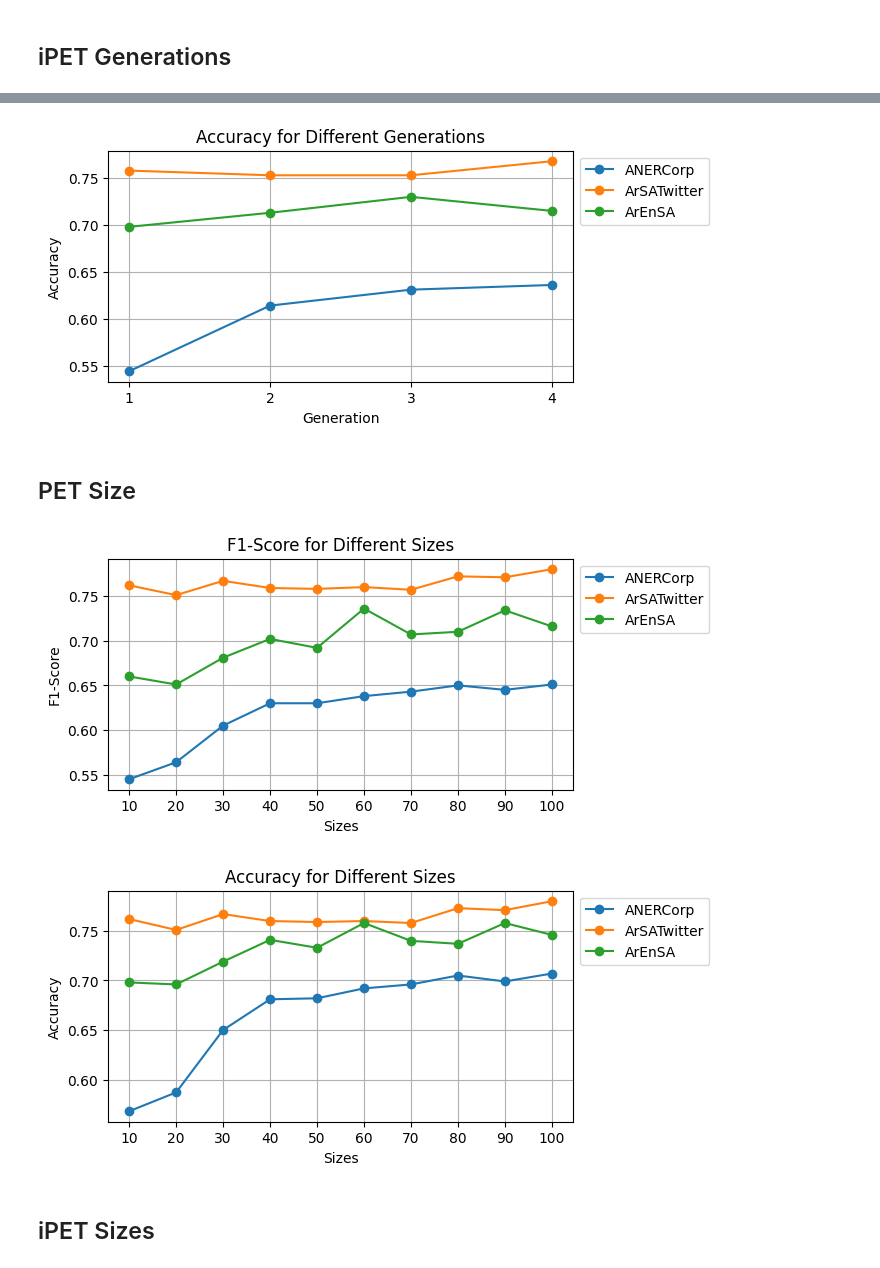
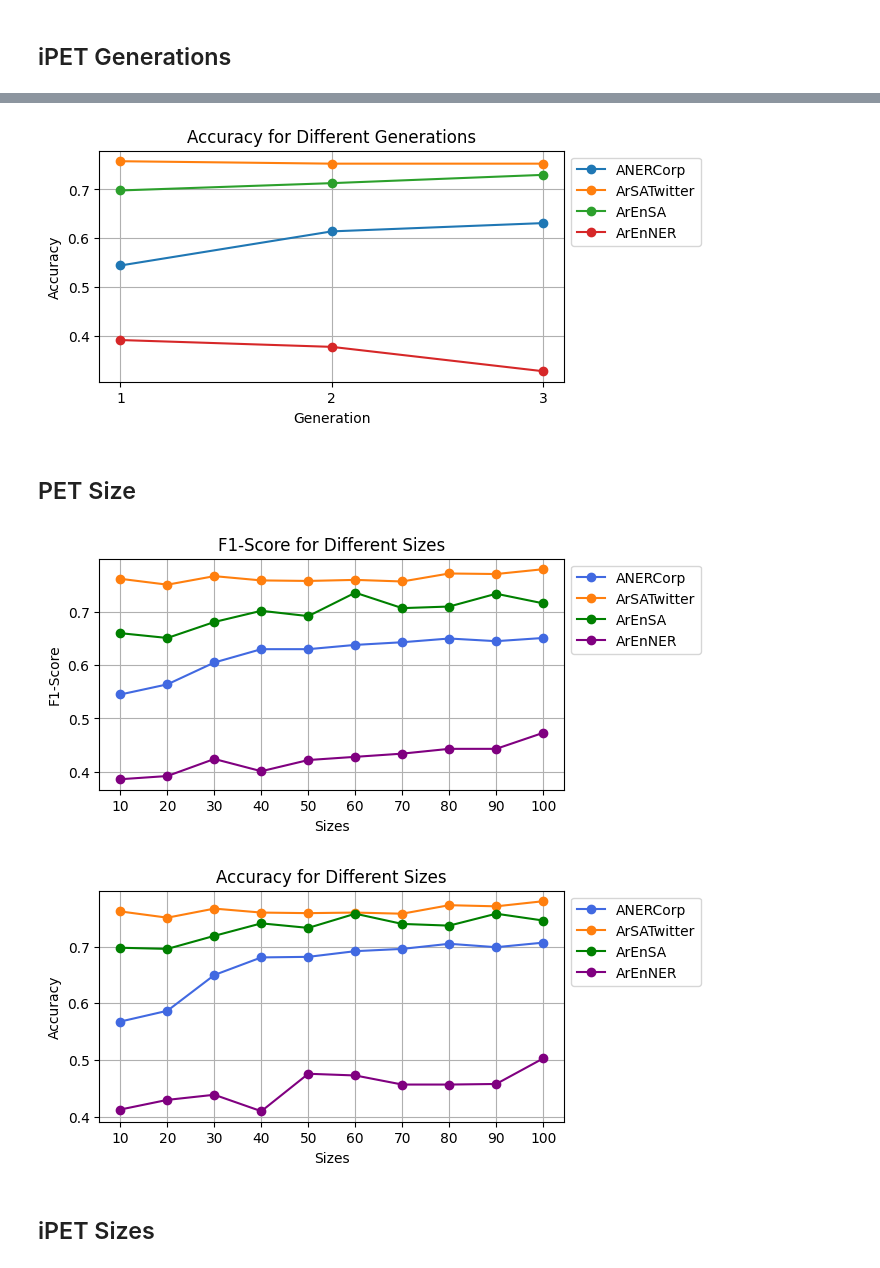
Before and after one commit to moeyad7/Thesis_Data, a Jupyter notebook: thesis-plots.ipynb, the cells around one changed output, grey strips where cells are left out. Cells and saved outputs as stored; diff of their text form; code cells hidden in the pictures.

```diff
--- a/thesis-plots.ipynb
+++ b/thesis-plots.ipynb
@@ -729,9 +831,16 @@ plt.show()
 # %%
-ANERCorp_Acc = [0.544,0.614,0.631,0.636]
-ArSATwitter_Acc = [0.758,0.753,0.753,0.768]
-ArEnSA_Acc = [0.698,0.713,0.730,0.715]
+# ANERCorp_Acc = [0.544,0.614,0.631,0.636]
+# ArSATwitter_Acc = [0.758,0.753,0.753,0.768]
+# ArEnSA_Acc = [0.698,0.713,0.730,0.715]
 
-generations = [1,2,3,4]
+# generations = [1,2,3,4]
+
+ANERCorp_Acc = [0.544,0.614,0.631]
+ArSATwitter_Acc = [0.758,0.753,0.753]
+ArEnSA_Acc = [0.698,0.713,0.730]
+ArEnNER_Acc = [0.391,0.377,0.327]
+
+generations = [1,2,3]
 
 
 plt.figure(figsize=(6, 3))
@@ -739,6 +848,8 @@ plt.figure(figsize=(6, 3))
 plt.plot(generations, ANERCorp_Acc, marker='o', label='ANERCorp')
 plt.plot(generations, ArSATwitter_Acc, marker='o', label='ArSATwitter')
 plt.plot(generations, ArEnSA_Acc, marker='o', label='ArEnSA')
+plt.plot(generations, ArEnNER_Acc, marker='o', label='ArEnNER')
+
 
 plt.xlabel('Generation')
 plt.ylabel('Accuracy')
@@ -748,4 +859,4 @@ plt.xticks(generations)  # Set x-axis ticks explicitly
 plt.grid(True)
 plt.show()
 # %% [output]
-[figure, old version]
+[figure, new version]
@@ -776,15 +866,17 @@ plt.show()
 ANERCorp_F1 = [0.545,0.564,0.605,0.630,0.630,0.638,0.643,0.650,0.645,0.651]
 ArSATwitter_F1 = [0.762,0.751,0.767,0.759,0.758,0.760,0.757,0.772,0.771,0.780]
 ArEnSA_F1 = [0.660,0.651,0.681,0.702,0.692,0.736,0.707,0.710,0.734,0.716]
+ArEnNER_F1 = [0.386,0.392,0.424,0.401,0.422,0.428,0.434,0.443,0.443,0.473]
 
 sizes = [10,20,30,40,50,60,70,80,90,100]
 
 
 plt.figure(figsize=(6, 3))
 
-plt.plot(sizes, ANERCorp_F1, marker='o', label='ANERCorp')
-plt.plot(sizes, ArSATwitter_F1, marker='o', label='ArSATwitter')
-plt.plot(sizes, ArEnSA_F1, marker='o', label='ArEnSA')
+plt.plot(sizes, ANERCorp_F1, marker='o', label='ANERCorp', c='royalblue')
+plt.plot(sizes, ArSATwitter_F1, marker='o', label='ArSATwitter', c='#FF7F0E')
+plt.plot(sizes, ArEnSA_F1, marker='o', label='ArEnSA', c='green')
+plt.plot(sizes, ArEnNER_F1, marker='o', label='ArEnNER', c='purple')
 
 plt.xlabel('Sizes')
 plt.ylabel('F1-Score')
@@ -794,30 +886,32 @@ plt.xticks(sizes)  # Set x-axis ticks explicitly
 plt.grid(True)
 plt.show()
 # %% [output]
-[figure, old version]
+[figure, new version]
 # %%
 ANERCorp_Acc = [0.568,0.587,0.650,0.681,0.682,0.692,0.696,0.705,0.699,0.707]
 ArSATwitter_Acc = [0.762,0.751,0.767,0.760,0.759,0.760,0.758,0.773,0.771,0.780]
 ArEnSA_Acc = [0.698,0.696,0.719,0.741,0.733,0.758,0.740,0.737,0.758,0.746]
+ArEnNER_Acc = [0.413,0.430,0.439,0.410,0.476,0.473,0.457,0.457,0.458,0.503]
 
 sizes = [10,20,30,40,50,60,70,80,90,100]
 
 
 plt.figure(figsize=(6, 3))
 
-plt.plot(sizes, ANERCorp_Acc, marker='o', label='ANERCorp')
-plt.plot(sizes, ArSATwitter_Acc, marker='o', label='ArSATwitter')
-plt.plot(sizes, ArEnSA_Acc, marker='o', label='ArEnSA')
+plt.plot(sizes, ANERCorp_Acc, marker='o', label='ANERCorp', c='royalblue')
+plt.plot(sizes, ArSATwitter_Acc, marker='o', label='ArSATwitter', c='#FF7F0E')
+plt.plot(sizes, ArEnSA_Acc, marker='o', label='ArEnSA', c='green')
+plt.plot(sizes, ArEnNER_Acc, marker='o', label='ArEnNER', c='purple')
 
 plt.xlabel('Sizes')
 plt.ylabel('Accuracy')
 plt.title('Accuracy for Different Sizes')
 plt.legend(loc='upper left', bbox_to_anchor=(1, 1))
 plt.xticks(sizes)  # Set x-axis ticks explicitly
 plt.grid(True)
 plt.show()
 # %% [output]
-[figure, old version]
+[figure, new version]
 # %% [markdown]
 ## iPET Sizes
 # %%
```
Also changed, not shown: parts of 33 cells of this notebook.
